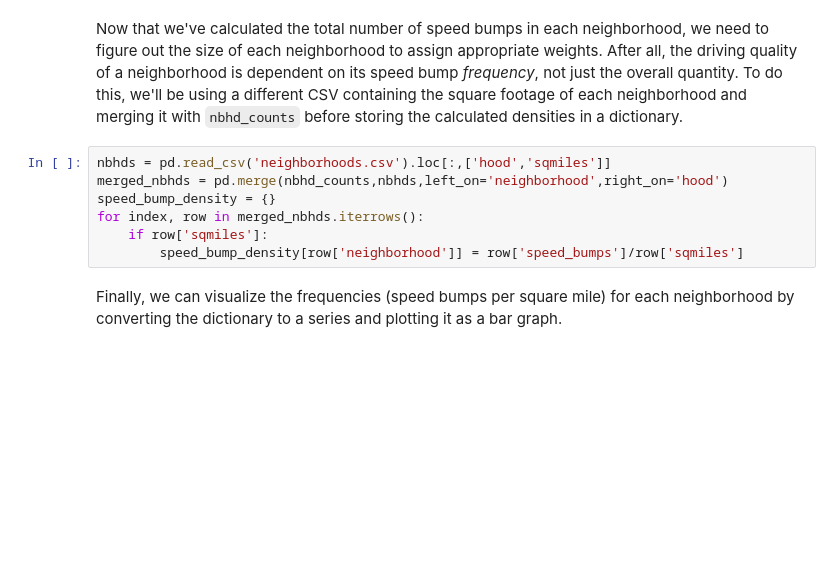
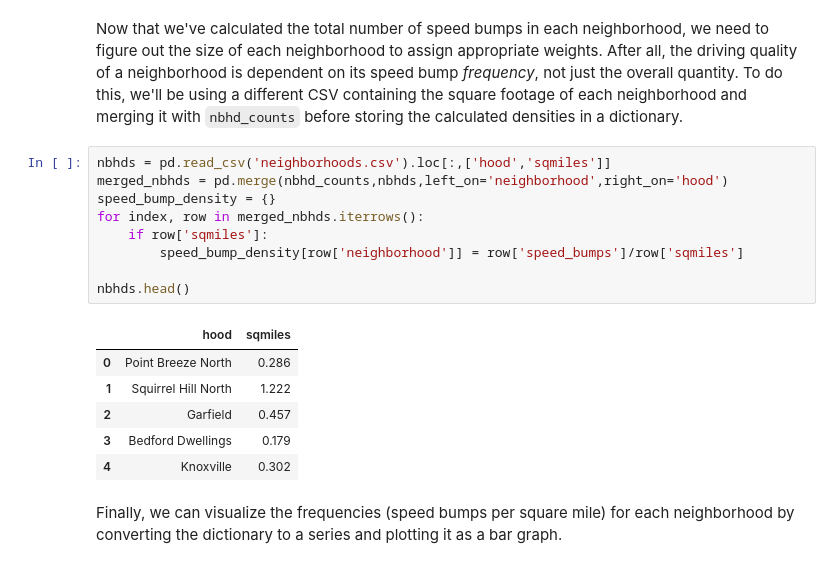
Before and after one commit to oclyde/CMPINF-0010-Final, a Jupyter notebook: Main.ipynb, the cells around one changed output. Drawn from its saved outputs; the diff is of its cells as text; blank space fills up the shorter version.

```diff
--- a/Main.ipynb
+++ b/Main.ipynb
@@ -67,10 +85,19 @@ Now that we've calculated the total number of speed bumps in each neighborhood,
 # %%
 nbhds = pd.read_csv('neighborhoods.csv').loc[:,['hood','sqmiles']]
 merged_nbhds = pd.merge(nbhd_counts,nbhds,left_on='neighborhood',right_on='hood')
 speed_bump_density = {}
 for index, row in merged_nbhds.iterrows():
     if row['sqmiles']:
         speed_bump_density[row['neighborhood']] = row['speed_bumps']/row['sqmiles']
+
+nbhds.head()
+# %% [output]
+|  | hood | sqmiles |
+| 0 | Point Breeze North | 0.286 |
+| 1 | Squirrel Hill North | 1.222 |
+| 2 | Garfield | 0.457 |
+| 3 | Bedford Dwellings | 0.179 |
+| 4 | Knoxville | 0.302 |
 # %% [markdown]
 Finally, we can visualize the frequencies (speed bumps per square mile) for each neighborhood by converting the dictionary to a series and plotting it as a bar graph.
 # %%
```
Also changed, not shown: parts of 3 cells of this notebook.
